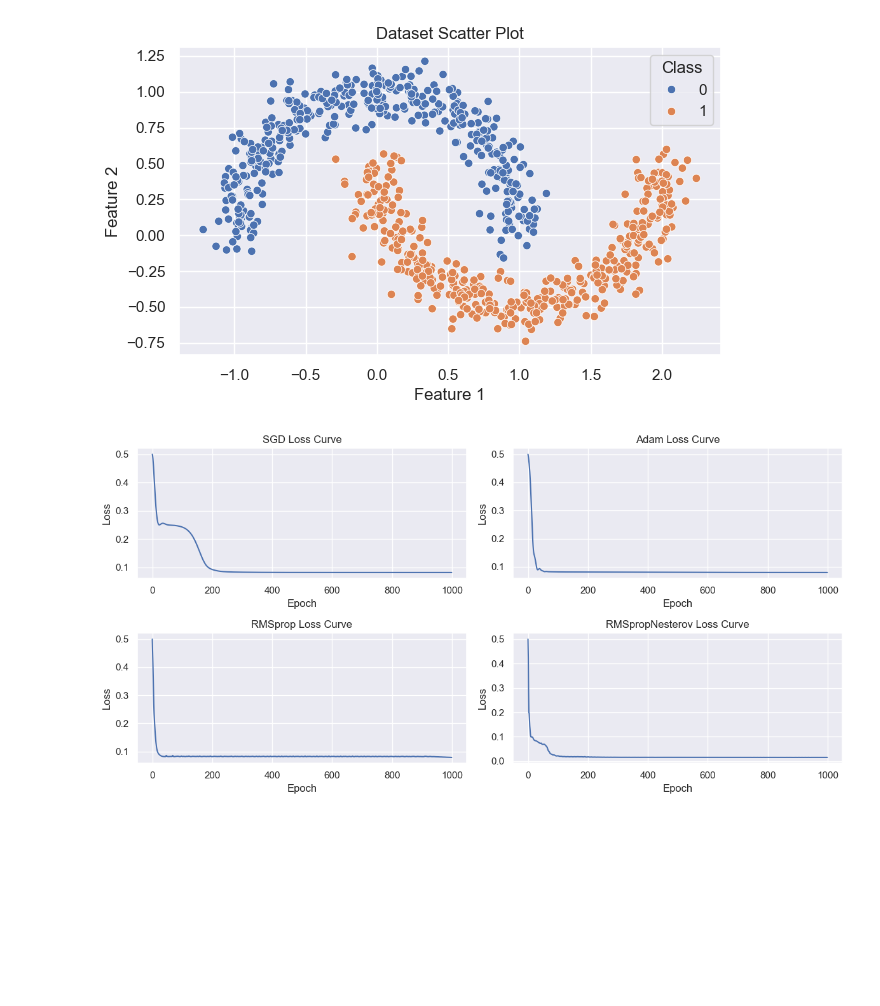
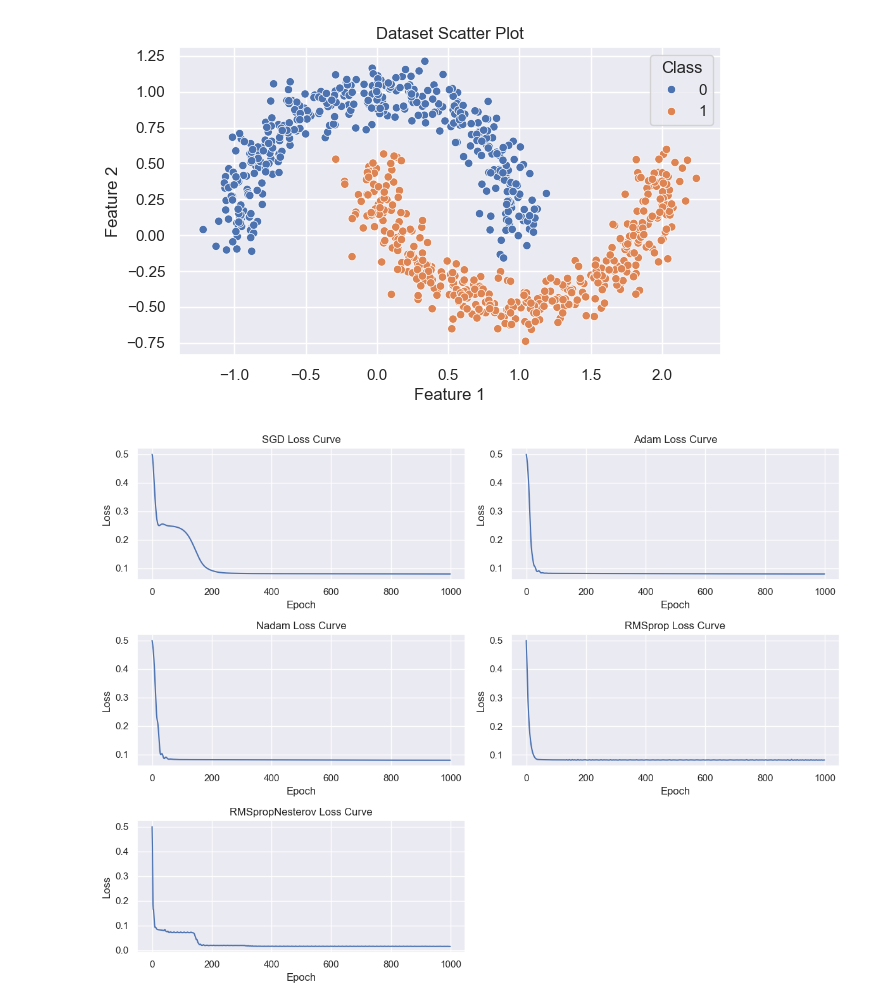
Before and after one commit to s-simsek/NeuralNets, a Jupyter notebook: optimizer_check.ipynb, the cells around one changed output. Cells and saved outputs as stored; diff of their text form; code cells hidden in the pictures; blank space fills up the shorter version.

Commit message:
added Nadam and fixed RMSpropNesterov

```diff
--- a/optimizer_check.ipynb
+++ b/optimizer_check.ipynb
@@ -32,16 +32,14 @@ plt.show()
 # %%
 # Define optimizer parameters
 optimizer_params = {
     "SGD": {"lr": 0.01, "momentum": 0.9},
     "Adam": {"lr": 0.01, "beta1": 0.9, "beta2": 0.999, "epsilon": 1e-8},
+    "Nadam": {"lr": 0.01, "beta1": 0.9, "beta2": 0.999, "epsilon": 1e-8},
     "RMSprop": {"lr": 0.01, "beta1": 0.9, "epsilon": 1e-8},
     "RMSpropNesterov": {"lr": 0.01, "beta1": 0.9, "epsilon": 1e-8, "momentum": 0.9}
 }
 
-# Define optimizer names
-optimizer_names = ["SGD", "Adam", "RMSprop", "RMSpropNesterov"]
-
 # Train and plot
 train_and_plot(optimizer_params.keys(), optimizer_params, X_train, y_train)
 # %% [output]
-[figure, old version]
+[figure, new version]
```
Also changed, not shown: 1 other file.
